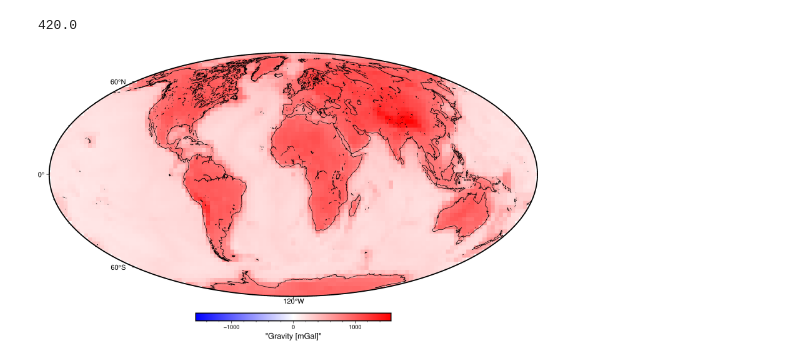
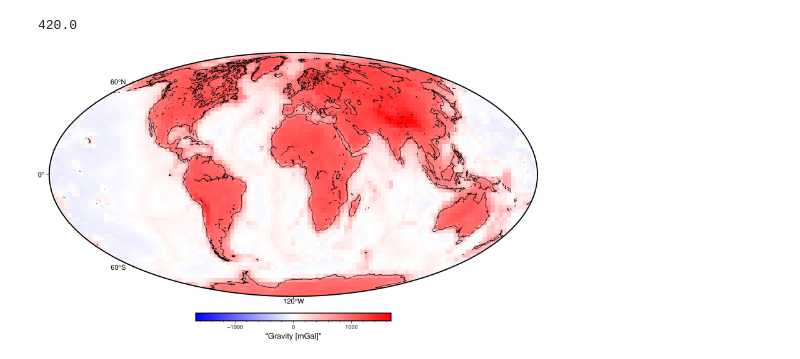
Before and after one commit to AmitavaDutta/gravity_tesseroids, a Jupyter notebook: tesseroid_layer.ipynb, the cells around one changed output. Drawn from its saved outputs; the diff is of its cells as text; code cells hidden in the pictures.

Commit message:
trying out different constant density contrasts

```diff
--- a/tesseroid_layer.ipynb
+++ b/tesseroid_layer.ipynb
@@ -88,7 +88,7 @@ tess_water = hm.tesseroid_layer(coordinates=(topo.longitude, topo.latitude),surf
 # Crust Layer (land and ocean)
 sed_top = surface
 sed_bottom = sed_top - sediments_depth
-tess_crust = hm.tesseroid_layer(coordinates=(topo.longitude, topo.latitude),surface=sed_top,reference=sed_bottom,properties={"density": xr.full_like(topo, rho_sed)})
+tess_sed = hm.tesseroid_layer(coordinates=(topo.longitude, topo.latitude),surface=sed_top,reference=sed_bottom,properties={"density": xr.full_like(topo, rho_sed)})
 
 # Crust Layer (land and ocean)
 crust_top = sed_bottom
@@ -104,33 +104,33 @@ tess_mantle = hm.tesseroid_layer(coordinates=(topo.longitude, topo.latitude),sur
 grid_longitude, grid_latitude = vd.grid_coordinates(region=region, spacing=3)
 grid_radius = ellipsoid.geocentric_radius(grid_latitude) + 10e3
 grid_coords = (grid_longitude, grid_latitude, grid_radius)
 
 # Compute gravity field (vertical component)
-#gravity = tesseroids.tesseroid_layer.gravity(grid_coords, field="g_z")
 gravity_w = tess_water.tesseroid_layer.gravity(grid_coords, field="g_z")
+gravity_s = tess_sed.tesseroid_layer.gravity(grid_coords, field="g_z")
 gravity_c = tess_crust.tesseroid_layer.gravity(grid_coords, field="g_z")
 gravity_m = tess_mantle.tesseroid_layer.gravity(grid_coords, field="g_z")
-gravity = gravity_w + gravity_c + gravity_m
+gravity = gravity_w + gravity_s + gravity_c + gravity_m
 gravity = vd.make_xarray_grid(
     grid_coords,
     gravity,
     data_names="g_z",
     dims=("latitude", "longitude"),
     extra_coords_names="radius",
 )
 
 # Plot gravity map
 fig = pygmt.Figure()
 maxabs = vd.maxabs(gravity.g_z)
 pygmt.makecpt(cmap="polar+h", series=(-maxabs, maxabs))
 fig.grdimage(
     gravity.g_z,
     projection="W25c",
     nan_transparent=True,
 )
 fig.basemap(frame=True)
 fig.colorbar(frame='af+l"Gravity [mGal]"', position="JCB+w10c")
 fig.coast(shorelines="0.5p,black")
 fig.show()
 # %% [output]
-[figure, old version]
+[figure, new version]
```
Also changed, not shown: parts of 1 cell of this notebook.
